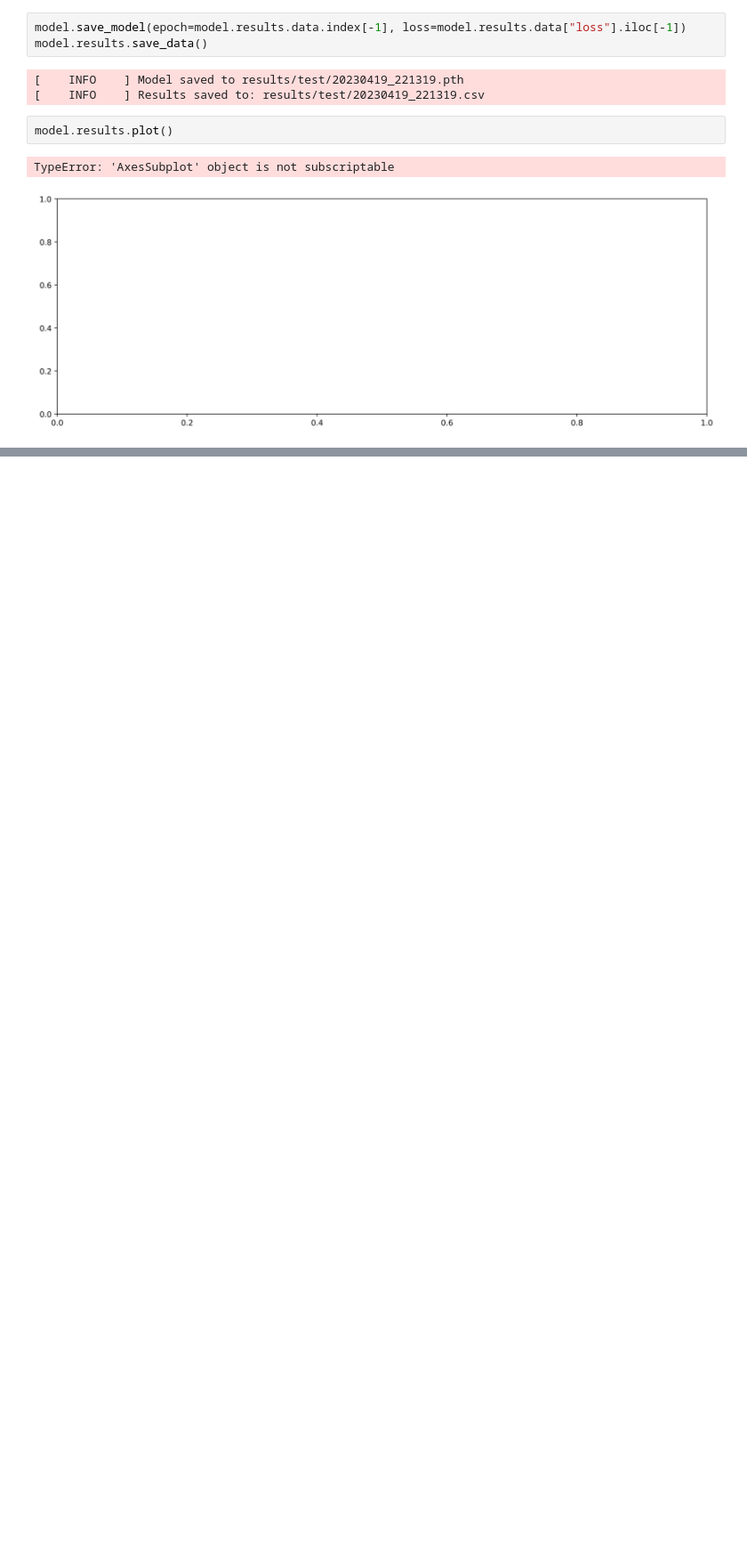
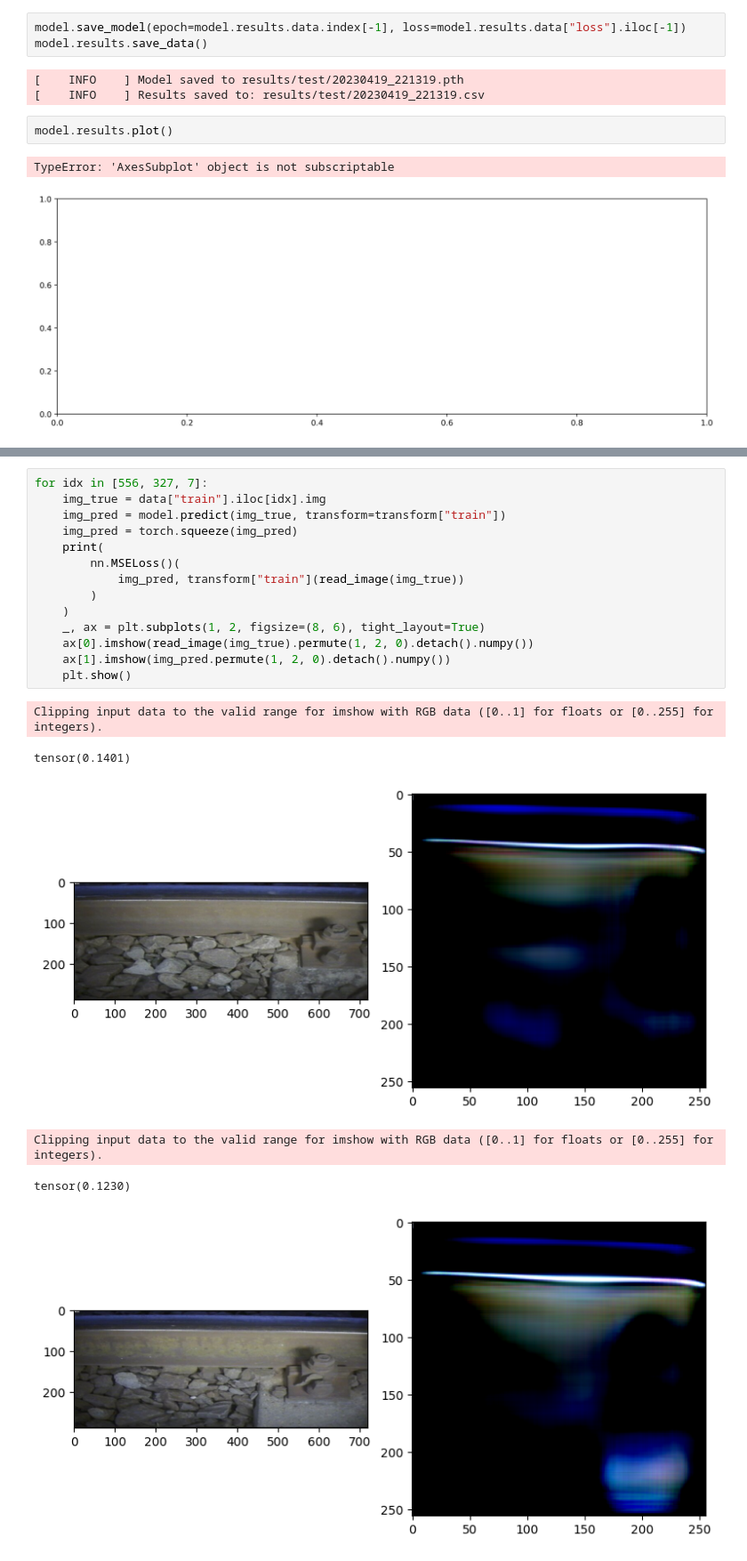
Before and after one commit to demustamas/project_work, a Jupyter notebook: project_work.ipynb, the cells around one changed output, grey strips where cells are left out. Shown at 89% size. Saved outputs shown, nothing was run; the diff lists cells and outputs as text; blank space fills up the shorter version.

```diff
--- a/project_work.ipynb
+++ b/project_work.ipynb
@@ -236,0 +236,21 @@ res_tsne = tsne.fit_transform(np.array(pred))
+# %%
+for idx in [556, 327, 7]:
+    img_true = data["train"].iloc[idx].img
+    img_pred = model.predict(img_true, transform=transform["train"])
+    img_pred = torch.squeeze(img_pred)
+    print(
+        nn.MSELoss()(
+            img_pred, transform["train"](read_image(img_true))
+        )
+    )
+    _, ax = plt.subplots(1, 2, figsize=(8, 6), tight_layout=True)
+    ax[0].imshow(read_image(img_true).permute(1, 2, 0).detach().numpy())
+    ax[1].imshow(img_pred.permute(1, 2, 0).detach().numpy())
+    plt.show()
+# %% [output]
+Clipping input data to the valid range for imshow with RGB data ([0..1] for floats or [0..255] for integers).
+tensor(0.1401)
+[figure, added]
+Clipping input data to the valid range for imshow with RGB data ([0..1] for floats or [0..255] for integers).
+tensor(0.1230)
+[figure, added]
```
Also changed, not shown: parts of 18 cells of this notebook, 1 other file.
